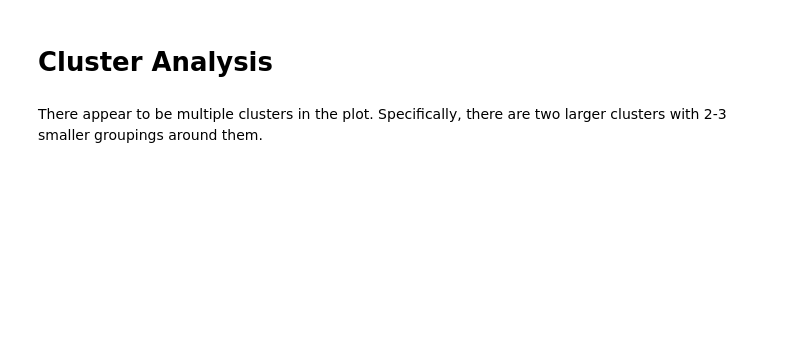
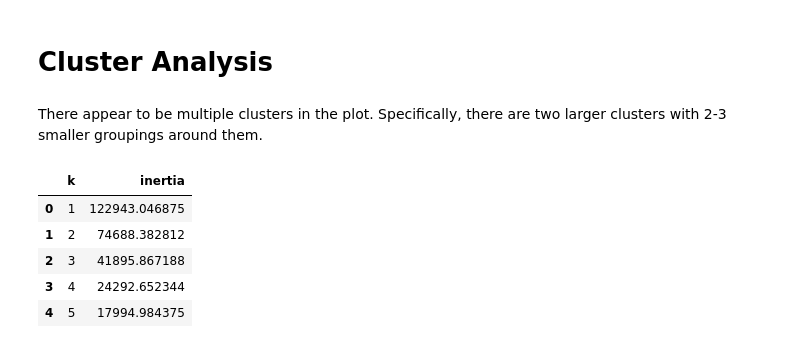
Before and after one commit to wtcutrer/Unsupervised_Learning_Challenge, a Jupyter notebook: crypto_analysis.ipynb, the cells around one changed output. Saved outputs shown, nothing was run; the diff lists cells and outputs as text; code cells hidden in the pictures; blank space fills up the shorter version.

```diff
--- a/crypto_analysis.ipynb
+++ b/crypto_analysis.ipynb
@@ -129,3 +129,26 @@ plt.show()
 # Cluster Analysis
 # %% [markdown]
 There appear to be multiple clusters in the plot. Specifically, there are two larger clusters with 2-3 smaller groupings around them.
+# %%
+#Using k-means to create elbow plot
+inertia = []
+k = [1,2,3,4,5,6,7,8,9,10]
+
+
+# Looking for the best k
+for i in k:
+    km = KMeans(n_clusters=i, random_state=0)
+    km.fit(final_df)
+    inertia.append(km.inertia_)
+
+# Define a DataFrame to plot the Elbow Curve using hvPlot
+elbow_data = {"k": k, "inertia": inertia}
+df_elbow = pd.DataFrame(elbow_data)
+df_elbow.head()
+# %% [output]
+|  | k | inertia |
+| 0 | 1 | 122943.046875 |
+| 1 | 2 | 74688.382812 |
+| 2 | 3 | 41895.867188 |
+| 3 | 4 | 24292.652344 |
+| 4 | 5 | 17994.984375 |
```
Also changed, not shown: parts of 11 cells of this notebook.
